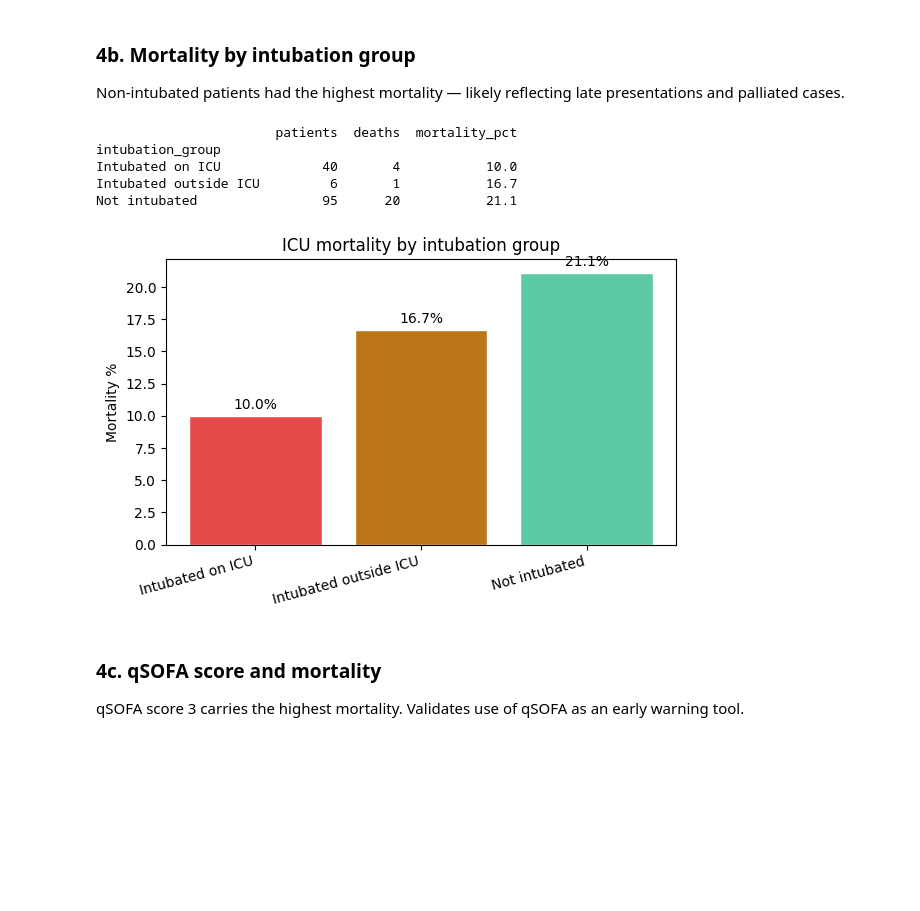
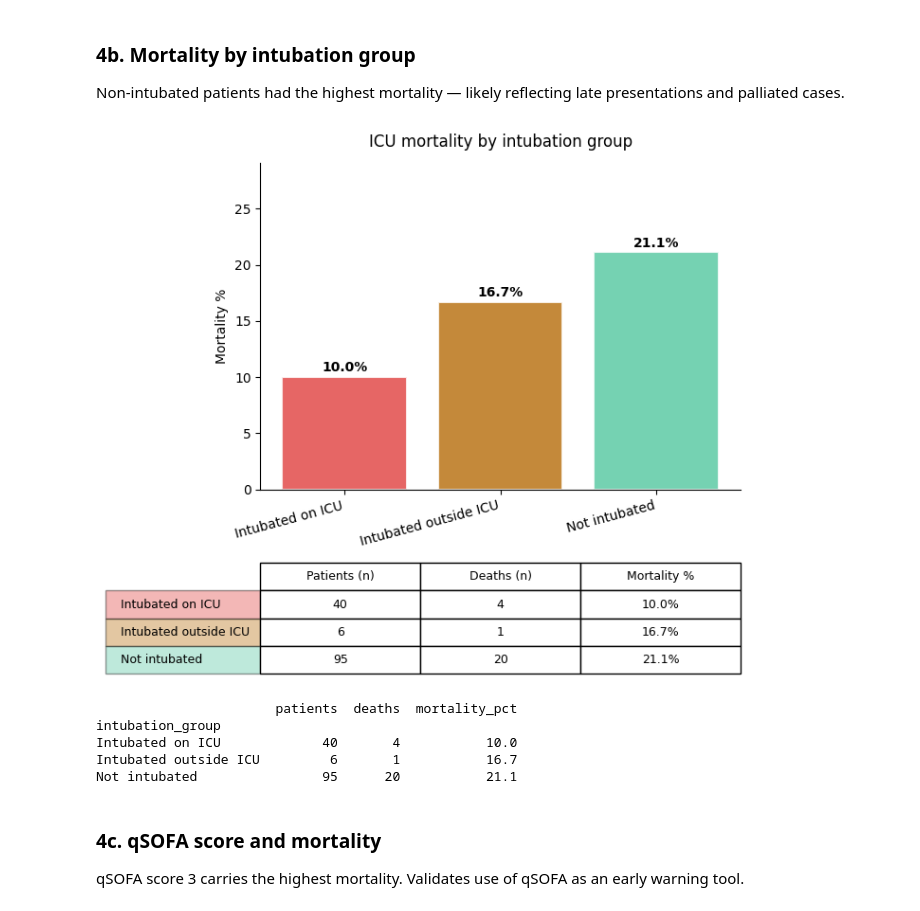
Before and after one commit to mat2m10/nkhoma, a Jupyter notebook: notebooks/04_ICU_analysis.ipynb, the cells around one changed output. Saved outputs shown, nothing was run; the diff lists cells and outputs as text; code cells hidden in the pictures; blank space fills up the shorter version.

```diff
--- a/notebooks/04_ICU_analysis.ipynb
+++ b/notebooks/04_ICU_analysis.ipynb
@@ -288,27 +359,65 @@ Non-intubated patients had the highest mortality — likely reflecting late pres
 # %%
 mort_intub = df.groupby('intubation_group').agg(
     patients=('died_on_icu', 'count'),
     deaths=('died_on_icu', 'sum')
 ).assign(mortality_pct=lambda x: (x['deaths'] / x['patients'] * 100).round(1))
 
+fig, (ax, tax) = plt.subplots(2, 1, figsize=(7, 6),
+                               gridspec_kw={'height_ratios': [3, 1]})
+
+# --- Bar chart ---
+colors = ['#e24b4a', '#ba7517', '#5dcaa5']
+bars = ax.bar(range(len(mort_intub)), mort_intub['mortality_pct'],
+              color=colors, edgecolor='white', linewidth=1.5, alpha=0.85)
+
+for i, v in enumerate(mort_intub['mortality_pct']):
+    ax.text(i, v + 0.5, f'{v}%', ha='center', fontsize=10, fontweight='bold')
+
+ax.set_xticks(range(len(mort_intub)))
+ax.set_xticklabels(mort_intub.index, rotation=15, ha='right', fontsize=10)
+ax.set_ylabel('Mortality %', fontsize=10)
+ax.set_title('ICU mortality by intubation group', fontsize=12, pad=12)
+ax.spines['top'].set_visible(False)
+ax.spines['right'].set_visible(False)
+ax.set_ylim(0, mort_intub['mortality_pct'].max() + 8)
+
+# --- Table ---
+tax.axis('off')
+
+table_data = [
+    [int(mort_intub.loc[g, 'patients']),
+     int(mort_intub.loc[g, 'deaths']),
+     f"{mort_intub.loc[g, 'mortality_pct']}%"]
+    for g in mort_intub.index
+]
+
+table = tax.table(
+    cellText=table_data,
+    rowLabels=list(mort_intub.index),
+    colLabels=['Patients (n)', 'Deaths (n)', 'Mortality %'],
+    loc='center',
+    cellLoc='center'
+)
+table.auto_set_font_size(False)
+table.set_fontsize(9)
+table.scale(1, 1.6)
+
+for i, color in enumerate(colors):
+    table[(i + 1, -1)].set_facecolor(color)
+    table[(i + 1, -1)].set_alpha(0.4)
+
+plt.tight_layout()
+plt.savefig("ICU_plots/07_mortality_by_intubation.png", dpi=150, bbox_inches='tight')
+plt.show()
+
 print(mort_intub)
-
-fig, ax = plt.subplots(figsize=(6, 4))
-ax.bar(mort_intub.index, mort_intub['mortality_pct'], color=['#e24b4a','#ba7517','#5dcaa5'], edgecolor='white')
-ax.set_ylabel('Mortality %')
-ax.set_title('ICU mortality by intubation group')
-ax.set_xticklabels(mort_intub.index, rotation=15, ha='right')
-for i, v in enumerate(mort_intub['mortality_pct']):
-    ax.text(i, v + 0.5, f'{v}%', ha='center', fontsize=10)
-plt.tight_layout()
-plt.show()
 # %% [output]
+[figure, new version]
                        patients  deaths  mortality_pct
 intubation_group
 Intubated on ICU             40       4           10.0
 Intubated outside ICU         6       1           16.7
 Not intubated                95      20           21.1
-[figure, old version]
 # %% [markdown]
 ### 4c. qSOFA score and mortality
 qSOFA score 3 carries the highest mortality. Validates use of qSOFA as an early warning tool.
```
Also changed, not shown: parts of 11 cells of this notebook, 49 other files.
